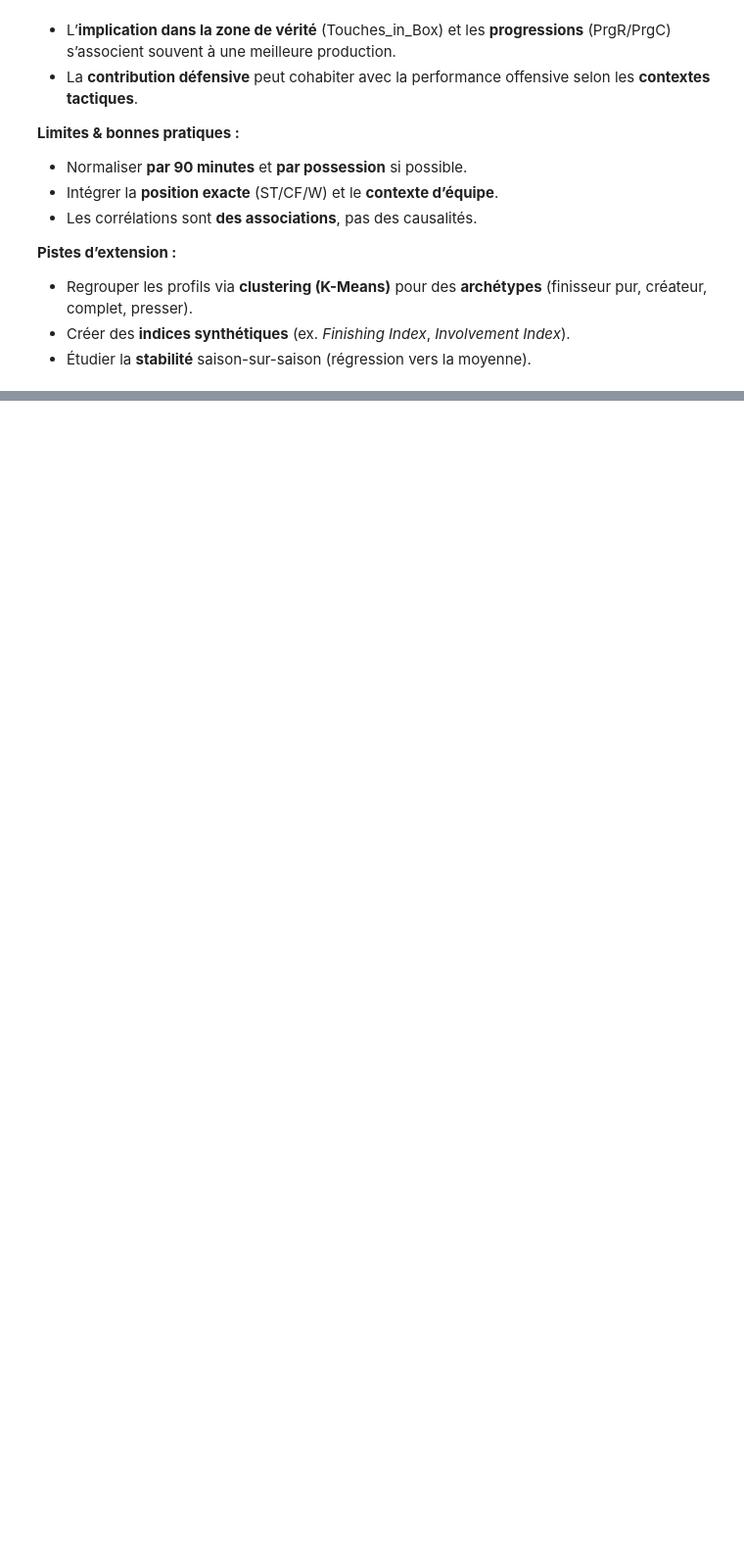
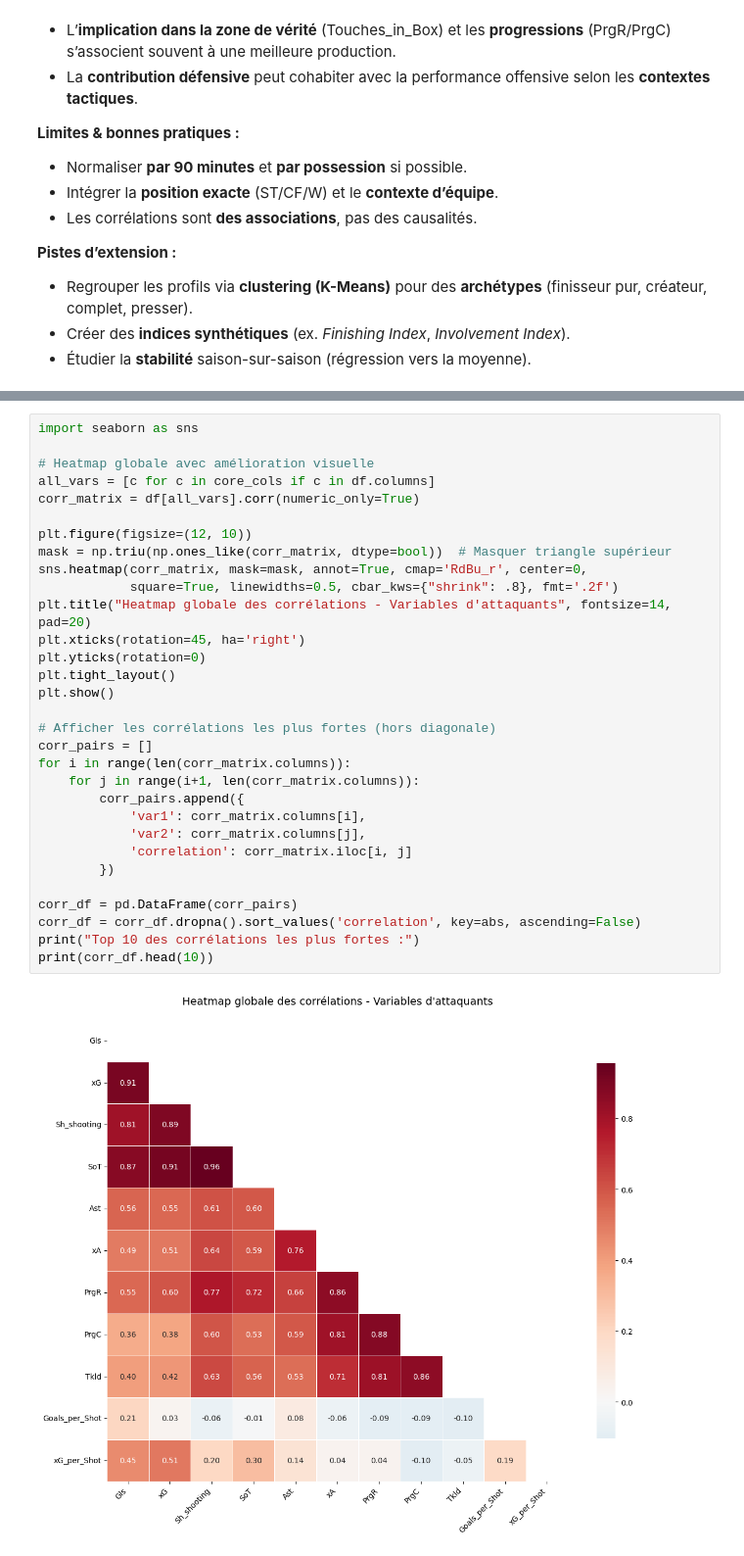
Before and after one commit to teojmn/SoccerStats, a Jupyter notebook: ressources/normalized_data/analyse_attaquants.ipynb, the cells around one changed output, grey strips where cells are left out. Shown: that part at 98% size. Drawn from its saved outputs; the diff is of its cells as text; blank space fills up the shorter version.

```diff
--- a/ressources/normalized_data/analyse_attaquants.ipynb
+++ b/ressources/normalized_data/analyse_attaquants.ipynb
@@ -294,0 +312,33 @@ corr4 = corr_heatmap(df, press_cols, "Corrélations – Pressing & performance")
+# %%
+import seaborn as sns
+
+# Heatmap globale avec amélioration visuelle
+all_vars = [c for c in core_cols if c in df.columns]
+corr_matrix = df[all_vars].corr(numeric_only=True)
+
+plt.figure(figsize=(12, 10))
+mask = np.triu(np.ones_like(corr_matrix, dtype=bool))  # Masquer triangle supérieur
+sns.heatmap(corr_matrix, mask=mask, annot=True, cmap='RdBu_r', center=0,
+            square=True, linewidths=0.5, cbar_kws={"shrink": .8}, fmt='.2f')
+plt.title("Heatmap globale des corrélations - Variables d'attaquants", fontsize=14, pad=20)
+plt.xticks(rotation=45, ha='right')
+plt.yticks(rotation=0)
+plt.tight_layout()
+plt.show()
+
+# Afficher les corrélations les plus fortes (hors diagonale)
+corr_pairs = []
+for i in range(len(corr_matrix.columns)):
+    for j in range(i+1, len(corr_matrix.columns)):
+        corr_pairs.append({
+            'var1': corr_matrix.columns[i],
+            'var2': corr_matrix.columns[j],
+            'correlation': corr_matrix.iloc[i, j]
+        })
+
+corr_df = pd.DataFrame(corr_pairs)
+corr_df = corr_df.dropna().sort_values('correlation', key=abs, ascending=False)
+print("Top 10 des corrélations les plus fortes :")
+print(corr_df.head(10))
+# %% [output]
+[figure, added]
```
Also changed, not shown: parts of 12 cells of this notebook, 2 other files.
